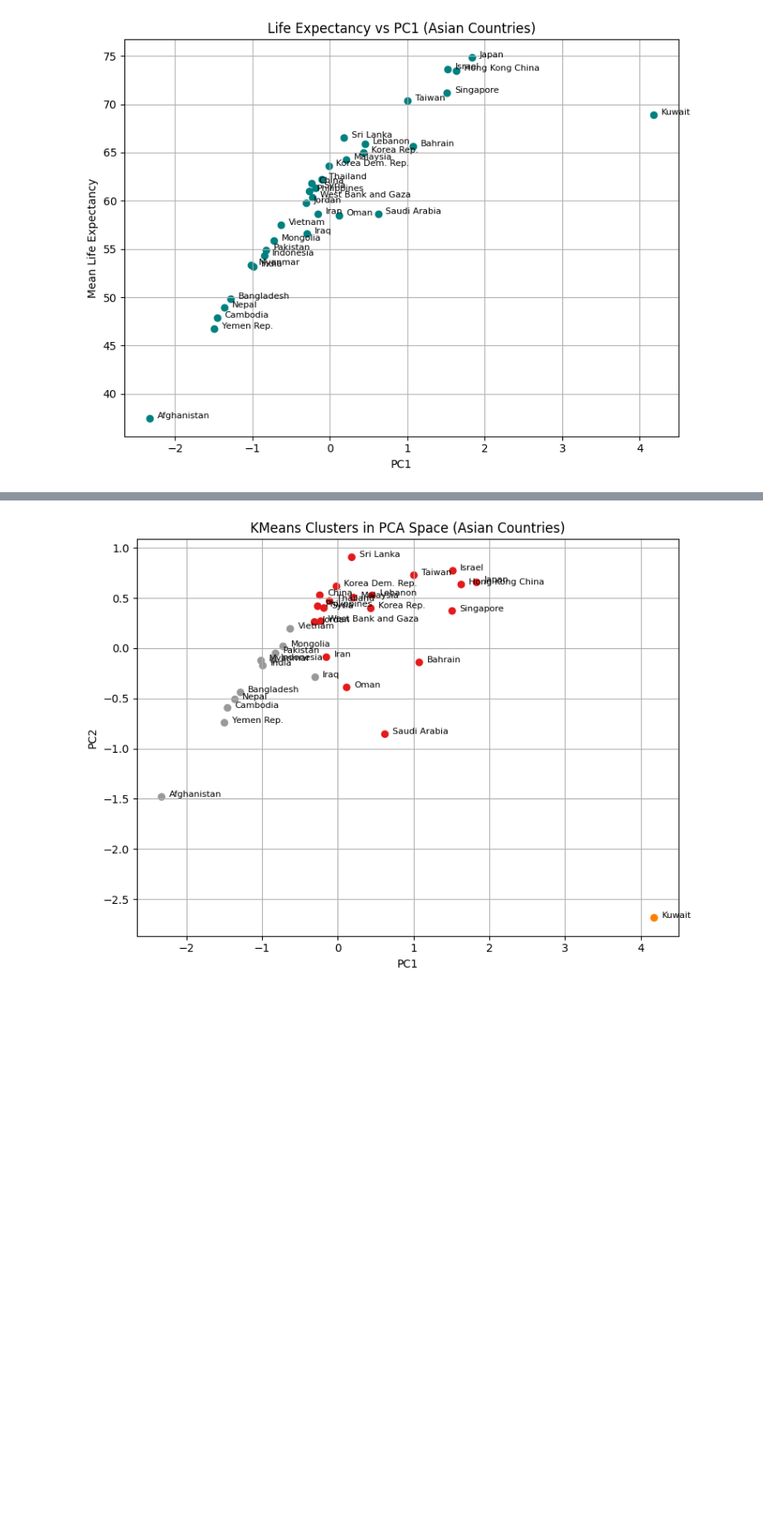
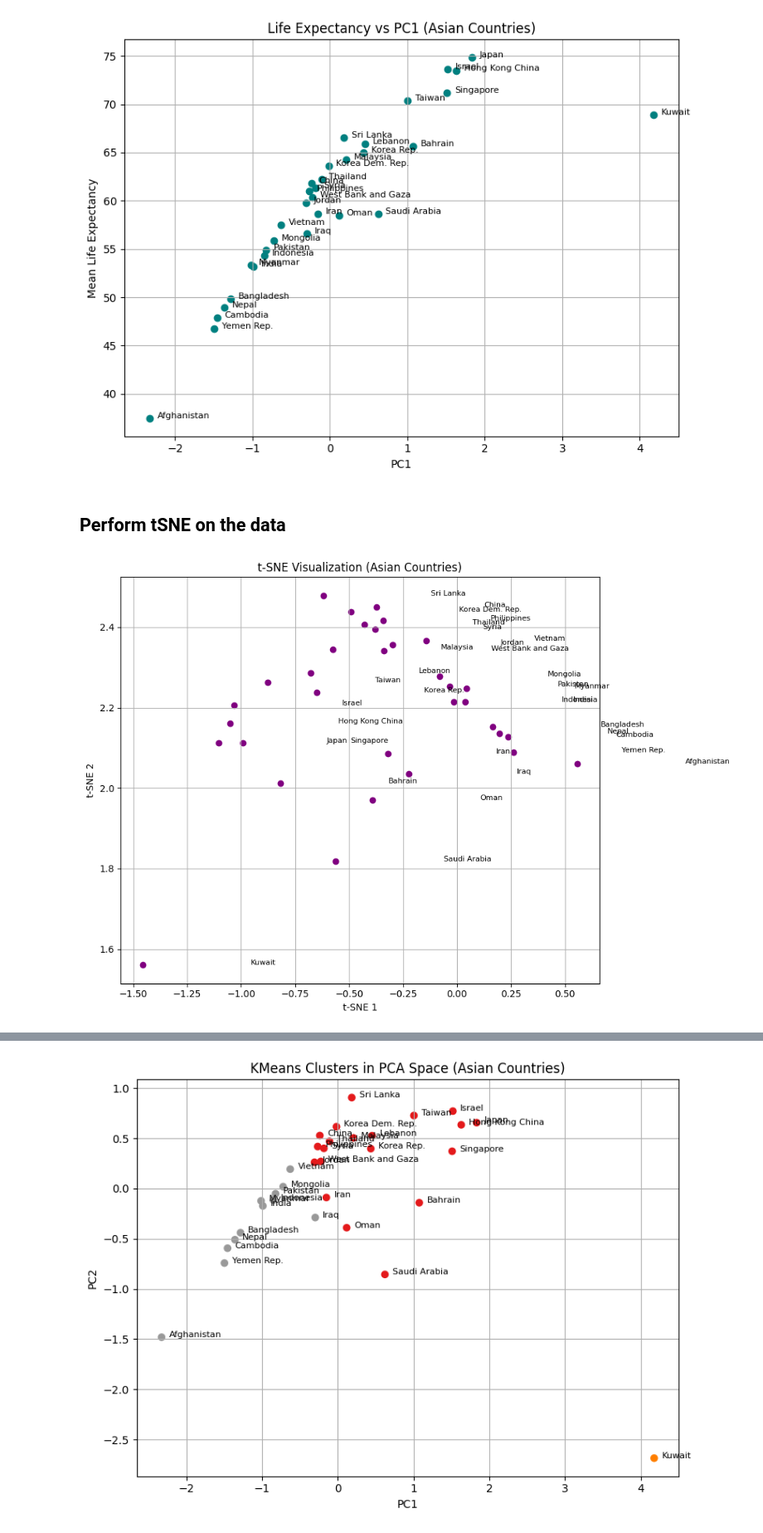
Before and after one commit to neelsoumya/python_machine_learning, a Jupyter notebook: exercise_gapminder_unsupervised.ipynb, the cells around one changed output, grey strips where cells are left out. Shown at 83% size. Drawn from its saved outputs; the diff is of its cells as text; code cells hidden in the pictures; blank space fills up the shorter version.

```diff
--- a/exercise_gapminder_unsupervised.ipynb
+++ b/exercise_gapminder_unsupervised.ipynb
@@ -178,10 +54,0 @@ X_scaled = scaler.fit_transform(X)
-# %%
-from sklearn.decomposition import PCA
-
-pca = PCA(n_components=2)
-X_pca = pca.fit_transform(X_scaled)
-
-print("Explained variance ratios:", pca.explained_variance_ratio_)
-print("PCA components:\n", pca.components_)
-gap['PC1'] = X_pca[:, 0]
-gap['PC2'] = X_pca[:, 1]
@@ -217,11 +54,0 @@ plt.show()
-# %%
-from sklearn.cluster import KMeans
-
-kmeans = KMeans(n_clusters=3, random_state=42)
-gap['kmeans_cluster'] = kmeans.fit_predict(X_scaled)
-
-plt.scatter(gap['PC1'], gap['PC2'], c=gap['kmeans_cluster'], cmap='Set1')
-plt.xlabel('PC1')
-plt.ylabel('PC2')
-plt.title('KMeans Clusters in PCA Space')
-plt.show()
@@ -333,3 +117,31 @@ plt.tight_layout()
 plt.show()
 # %% [output]
 [figure]
+# %% [markdown]
+## Perform tSNE on the data
+# %%
+from sklearn.manifold import TSNE
+
+# If not already done, aggregate and scale
+asia_gap_unique = gap[gap['continent'] == 'Asia'].groupby('country')[features].mean().reset_index()
+X_asia_unique = scaler.fit_transform(asia_gap_unique[features])
+
+# Run t-SNE
+tsne = TSNE(n_components=2, random_state=42)
+X_asia_tsne = tsne.fit_transform(X_asia_unique)
+asia_gap_unique['TSNE1'] = X_asia_tsne[:, 0]
+asia_gap_unique['TSNE2'] = X_asia_tsne[:, 1]
+
+# Plot t-SNE with country names
+plt.figure(figsize=(10, 7))
+plt.scatter(asia_gap_unique['TSNE1'], asia_gap_unique['TSNE2'], color='purple')
+for i, country in enumerate(asia_gap_unique['country']):
+    plt.text(asia_gap_unique['TSNE1'].iloc[i]+0.5, asia_gap_unique['TSNE2'].iloc[i], country, fontsize=8)
+plt.xlabel('t-SNE 1')
+plt.ylabel('t-SNE 2')
+plt.title('t-SNE Visualization (Asian Countries)')
+plt.grid(True)
+plt.tight_layout()
+plt.show()
+# %% [output]
+[figure, added]
```
Also changed, not shown: parts of 17 cells of this notebook.
